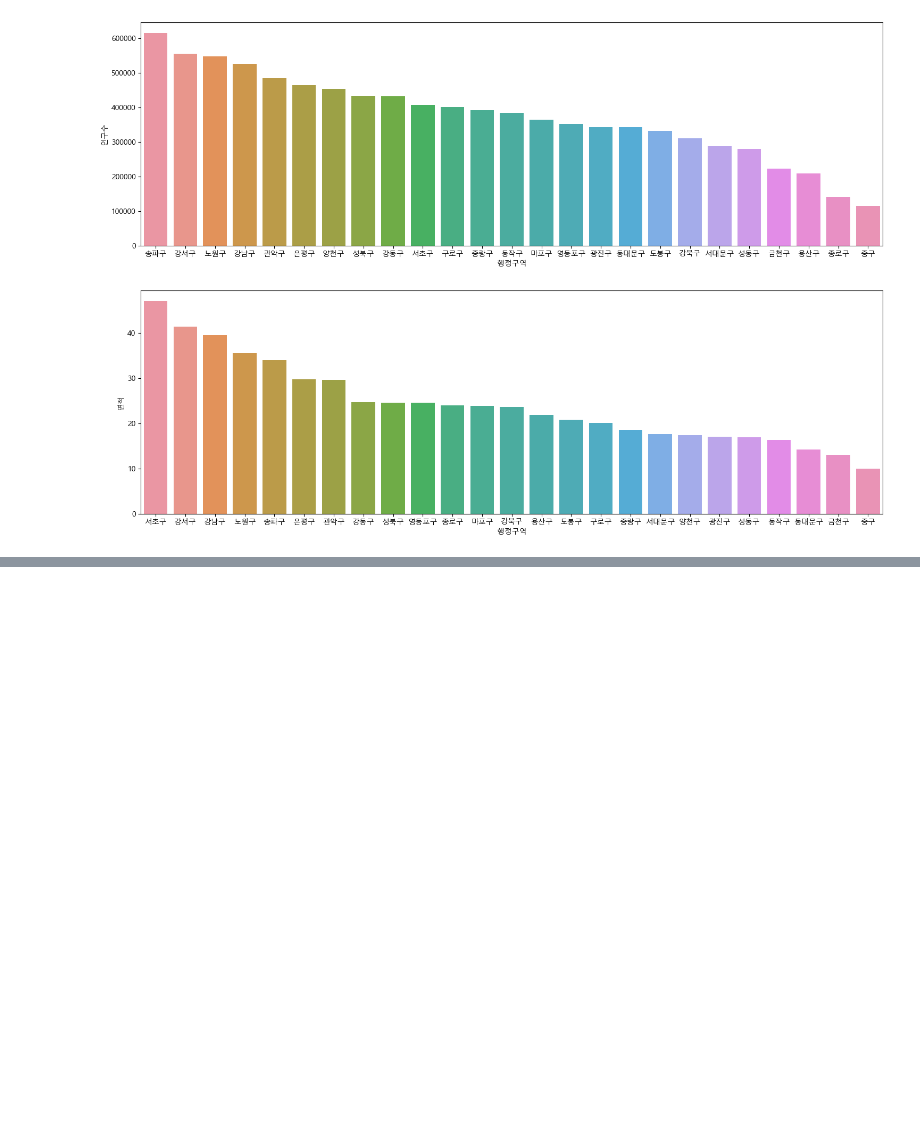
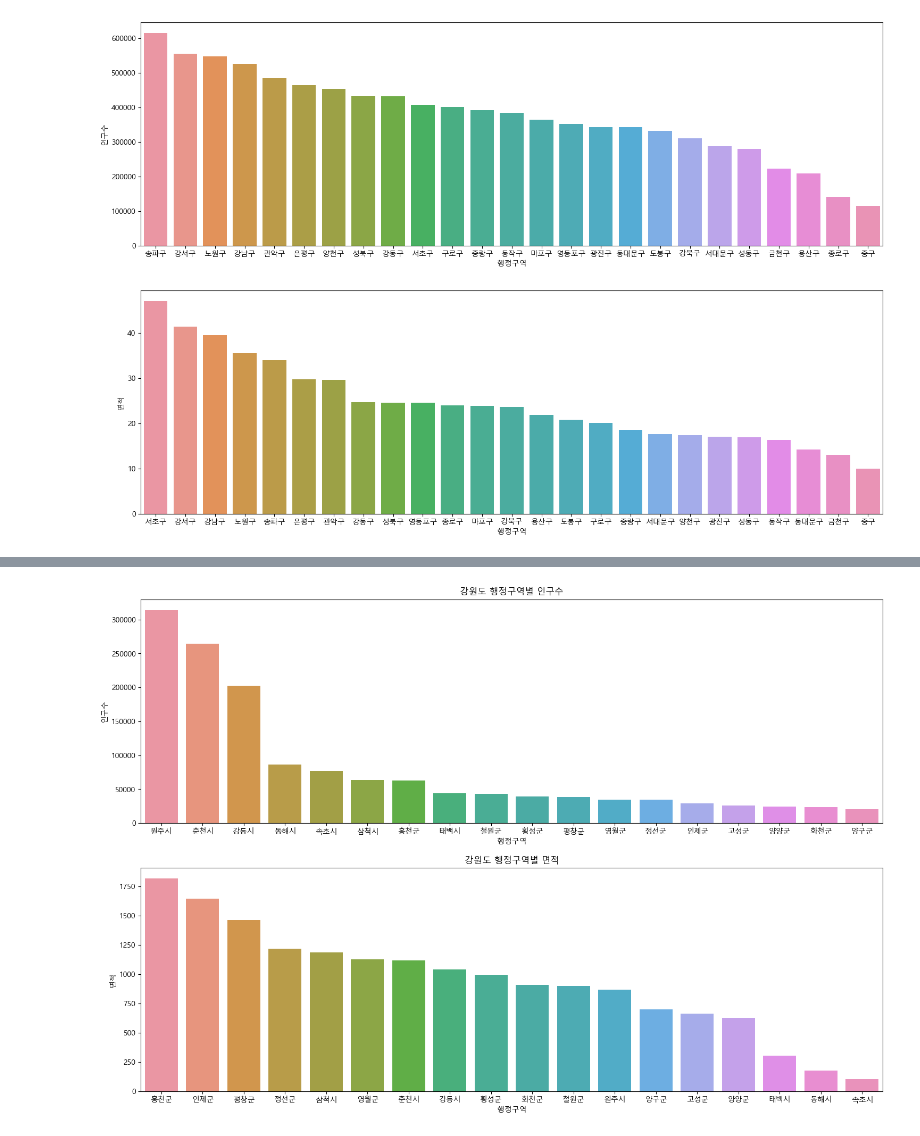
Before and after one commit to mysoyul/Python_Webscraping, a Jupyter notebook: 04행정구역정보분석.ipynb, the cells around one changed output, grey strips where cells are left out. Saved outputs shown, nothing was run; the diff lists cells and outputs as text; code cells hidden in the pictures; blank space fills up the shorter version.

```diff
--- a/04행정구역정보분석.ipynb
+++ b/04행정구역정보분석.ipynb
@@ -676,0 +681,4 @@ def show_pop_area(sido_name):
+# %%
+show_pop_area('강원도')
+# %% [output]
+[figure, added]
```
Also changed, not shown: parts of 2 cells of this notebook.
